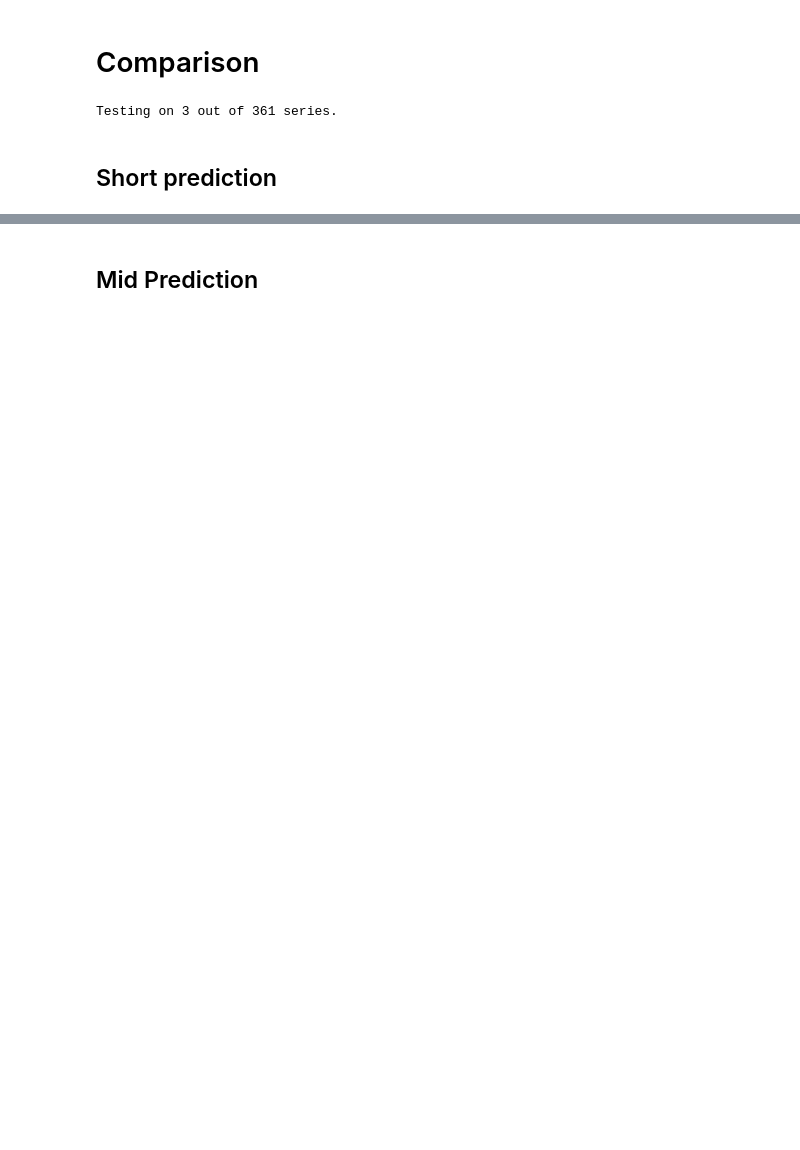
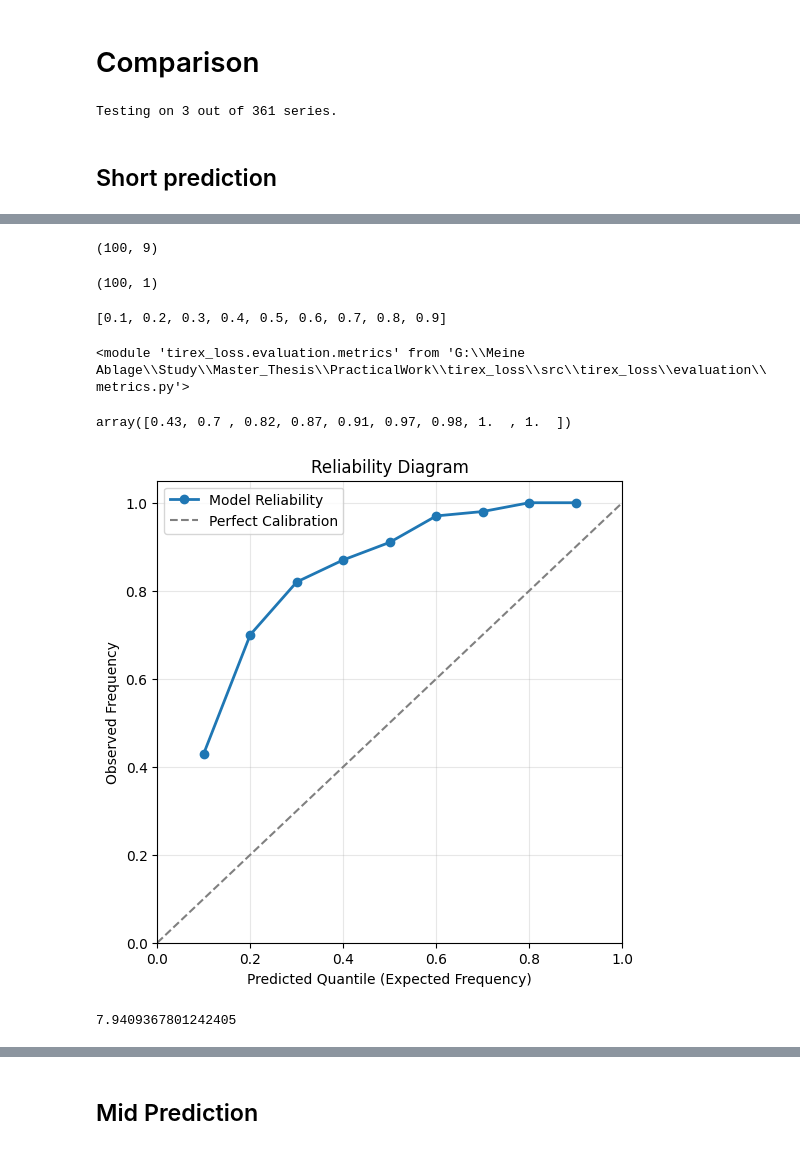
Before and after one commit to Richi0D/tirex_loss, a Jupyter notebook: notebooks/tirex_autoregressive.ipynb, the cells around one changed output, grey strips where cells are left out. Drawn from its saved outputs; the diff is of its cells as text; code cells hidden in the pictures; blank space fills up the shorter version.

```diff
--- a/notebooks/tirex_autoregressive.ipynb
+++ b/notebooks/tirex_autoregressive.ipynb
@@ -281,0 +290,36 @@ plot_forecast(ctx_s[cap_input:], quantiles_short["autoregressive_mean"][series_t
+# %%
+quantiles_short['original'][series_to_plot].squeeze(0).shape
+# %% [output]
+(100, 9)
+# %%
+future_s[:prediction_length_short].reshape(-1, 1).shape
+# %% [output]
+(100, 1)
+# %%
+model.config.quantiles
+# %% [output]
+[0.1, 0.2, 0.3, 0.4, 0.5, 0.6, 0.7, 0.8, 0.9]
+# %%
+import importlib
+importlib.reload(tirex_loss.evaluation.metrics)
+# %% [output]
+<module 'tirex_loss.evaluation.metrics' from 'G:\\Meine Ablage\\Study\\Master_Thesis\\PracticalWork\\tirex_loss\\src\\tirex_loss\\evaluation\\metrics.py'>
+# %%
+from tirex_loss.evaluation.metrics import calculate_quantile_reliability, calculate_wis_from_quantiles
+
+freq = calculate_quantile_reliability(y_true=future_s[:prediction_length_short].reshape(-1, 1),
+                               y_pred=quantiles_short["original"][series_to_plot].squeeze(0),
+                               quantiles=model.config.quantiles)
+
+freq
+# %% [output]
+array([0.43, 0.7 , 0.82, 0.87, 0.91, 0.97, 0.98, 1.  , 1.  ])
+[figure, added]
+# %%
+a = calculate_wis_from_quantiles(y_true=future_s[:prediction_length_short].reshape(-1, 1),
+                               y_pred=quantiles_short["original"][series_to_plot].squeeze(0),
+                               quantiles=model.config.quantiles)
+
+a.item()
+# %% [output]
+7.9409367801242405
```
Also changed, not shown: parts of 11 cells of this notebook, 1 other file.
